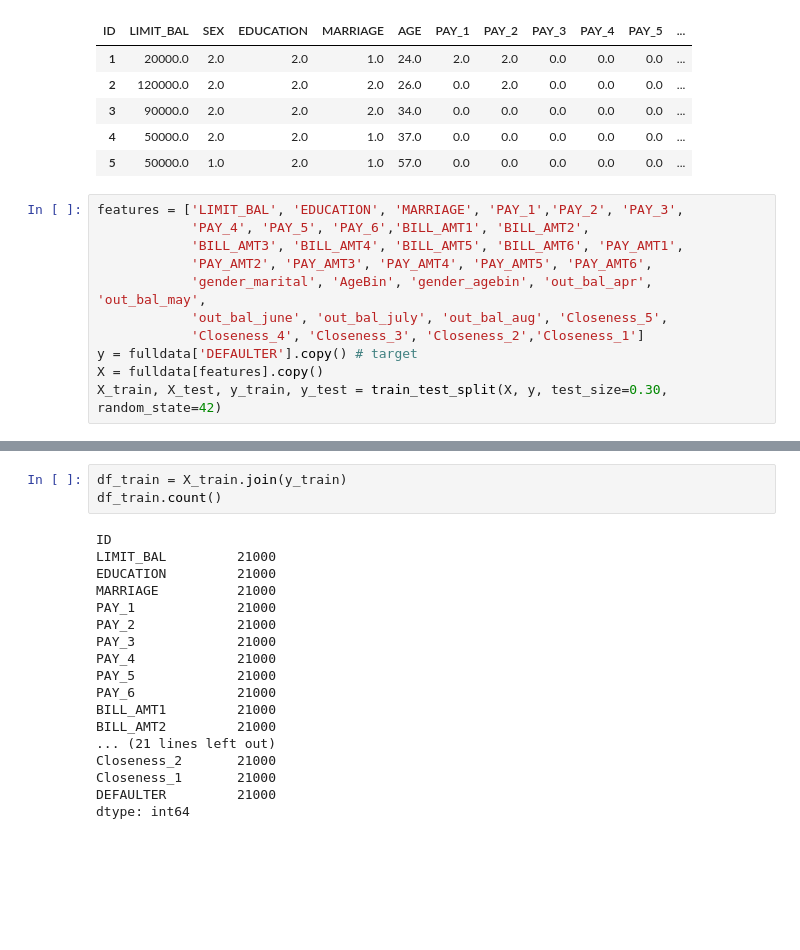
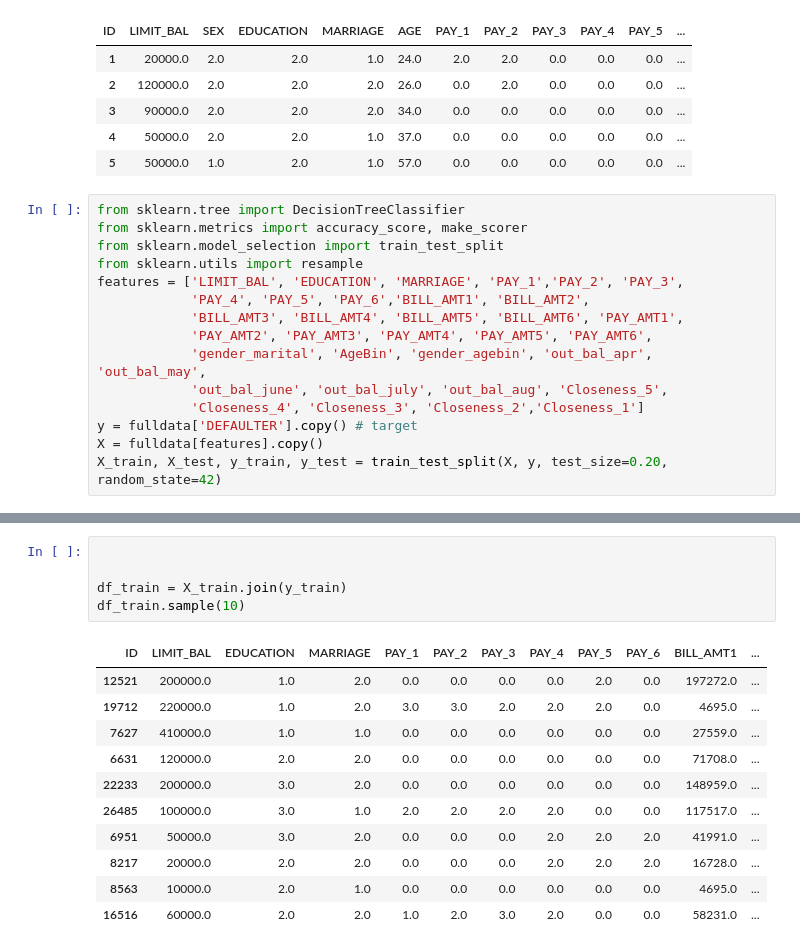
Before and after one commit to innovator-arjun/Credit-Card-AL-ML-Analytics, a Jupyter notebook: Credit Card Farud ML-AI-Python_Analytics.ipynb, the cells around one changed output, grey strips where cells are left out. Cells and saved outputs as stored; diff of their text form; blank space fills up the shorter version.

```diff
--- a/Credit Card Farud ML-AI-Python_Analytics.ipynb
+++ b/Credit Card Farud ML-AI-Python_Analytics.ipynb
@@ -421,6 +421,10 @@ fulldata.head()
 | 4 | 50000.0 | 2.0 | 2.0 | 1.0 | 37.0 | 0.0 | 0.0 | 0.0 | 0.0 | 0.0 | ... |
 | 5 | 50000.0 | 1.0 | 2.0 | 1.0 | 57.0 | 0.0 | 0.0 | 0.0 | 0.0 | 0.0 | ... |
 # %%
+from sklearn.tree import DecisionTreeClassifier
+from sklearn.metrics import accuracy_score, make_scorer
+from sklearn.model_selection import train_test_split
+from sklearn.utils import resample
 features = ['LIMIT_BAL', 'EDUCATION', 'MARRIAGE', 'PAY_1','PAY_2', 'PAY_3',
             'PAY_4', 'PAY_5', 'PAY_6','BILL_AMT1', 'BILL_AMT2',
             'BILL_AMT3', 'BILL_AMT4', 'BILL_AMT5', 'BILL_AMT6', 'PAY_AMT1',
@@ -430,4 +434,4 @@ features = ['LIMIT_BAL', 'EDUCATION', 'MARRIAGE', 'PAY_1','PAY_2', 'PAY_3',
             'Closeness_4', 'Closeness_3', 'Closeness_2','Closeness_1']
 y = fulldata['DEFAULTER'].copy() # target
 X = fulldata[features].copy()
-X_train, X_test, y_train, y_test = train_test_split(X, y, test_size=0.30, random_state=42)
+X_train, X_test, y_train, y_test = train_test_split(X, y, test_size=0.20, random_state=42)
@@ -434,21 +448,17 @@ X_train, X_test, y_train, y_test = train_test_split(X, y, test_size=0.30, random
 # %%
+
+
 df_train = X_train.join(y_train)
-df_train.count()
+df_train.sample(10)
 # %% [output]
-ID
-LIMIT_BAL         21000
-EDUCATION         21000
-MARRIAGE          21000
-PAY_1             21000
-PAY_2             21000
-PAY_3             21000
-PAY_4             21000
-PAY_5             21000
-PAY_6             21000
-BILL_AMT1         21000
-BILL_AMT2         21000
-... (21 lines left out)
-Closeness_2       21000
-Closeness_1       21000
-DEFAULTER         21000
-dtype: int64
+| ID | LIMIT_BAL | EDUCATION | MARRIAGE | PAY_1 | PAY_2 | PAY_3 | PAY_4 | PAY_5 | PAY_6 | BILL_AMT1 | ... |
+| 12521 | 200000.0 | 1.0 | 2.0 | 0.0 | 0.0 | 0.0 | 0.0 | 2.0 | 0.0 | 197272.0 | ... |
+| 19712 | 220000.0 | 1.0 | 2.0 | 3.0 | 3.0 | 2.0 | 2.0 | 2.0 | 0.0 | 4695.0 | ... |
+| 7627 | 410000.0 | 1.0 | 1.0 | 0.0 | 0.0 | 0.0 | 0.0 | 0.0 | 0.0 | 27559.0 | ... |
+| 6631 | 120000.0 | 2.0 | 2.0 | 0.0 | 0.0 | 0.0 | 0.0 | 0.0 | 0.0 | 71708.0 | ... |
+| 22233 | 200000.0 | 3.0 | 2.0 | 0.0 | 0.0 | 0.0 | 0.0 | 0.0 | 0.0 | 148959.0 | ... |
+| 26485 | 100000.0 | 3.0 | 1.0 | 2.0 | 2.0 | 2.0 | 2.0 | 0.0 | 0.0 | 117517.0 | ... |
+| 6951 | 50000.0 | 3.0 | 2.0 | 0.0 | 0.0 | 0.0 | 2.0 | 2.0 | 2.0 | 41991.0 | ... |
+| 8217 | 20000.0 | 2.0 | 2.0 | 0.0 | 0.0 | 0.0 | 2.0 | 2.0 | 2.0 | 16728.0 | ... |
+| 8563 | 10000.0 | 2.0 | 1.0 | 0.0 | 0.0 | 0.0 | 0.0 | 0.0 | 0.0 | 4695.0 | ... |
+| 16516 | 60000.0 | 2.0 | 2.0 | 1.0 | 2.0 | 3.0 | 2.0 | 0.0 | 0.0 | 58231.0 | ... |
```
Also changed, not shown: parts of 20 cells of this notebook.
